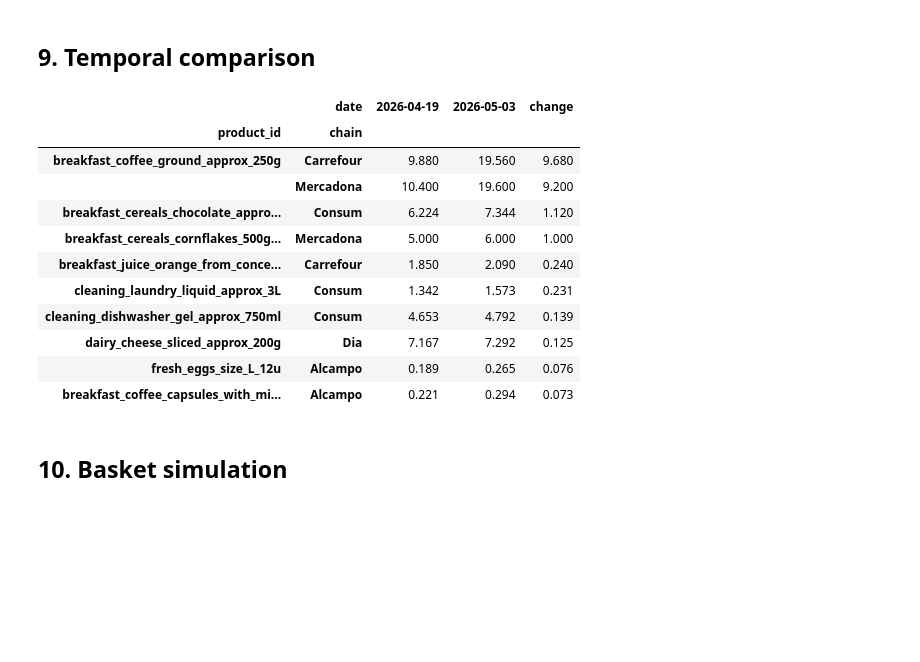
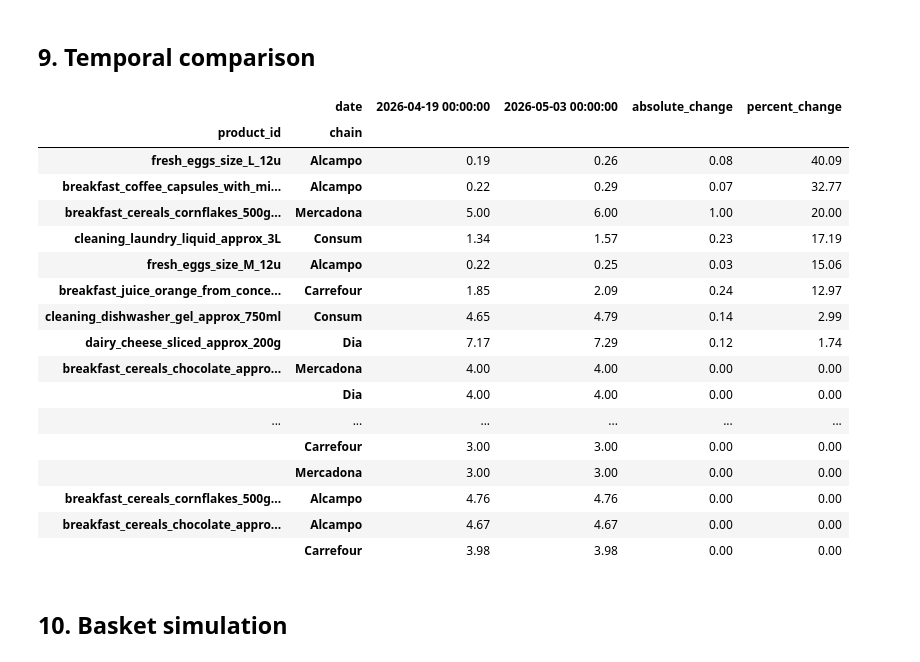
Before and after one commit to gabrielajamhour/Supermarket-Pricing-Dashboard, a Jupyter notebook: analysis.ipynb, the cells around one changed output. Cells and saved outputs as stored; diff of their text form; code cells hidden in the pictures; blank space fills up the shorter version.

Commit message:
Update analysis notebook

```diff
--- a/initial-analysis.ipynb
+++ b/analysis.ipynb
@@ -226,33 +301,51 @@ else:
 # %% [markdown]
 ## 9. Temporal comparison
 # %%
-# Compare prices per unit between dates
+temporal_df = analysis_df.copy()
+temporal_df["date"] = pd.to_datetime(temporal_df["date"])
 
-if "date" in df.columns:
+pivot_time = temporal_df.pivot_table(
+    index=["product_id", "chain"],
+    columns="date",
+    values="price_per_unit"
+)
 
-    pivot_time = df.pivot_table(
-        index=["product_id", "chain"],
-        columns="date",
-        values="price_per_unit"
+if pivot_time.shape[1] >= 2:
+    first_date = pivot_time.columns.min()
+    second_date = pivot_time.columns.max()
+
+    pivot_time["absolute_change"] = pivot_time[second_date] - pivot_time[first_date]
+    pivot_time["percent_change"] = (
+        pivot_time["absolute_change"] / pivot_time[first_date] * 100
     )
 
-    df["date"] = pd.to_datetime(df["date"]).dt.strftime("%Y-%m-%d")
-    pivot_time["change"] = pivot_time.iloc[:, -1] - pivot_time.iloc[:, 0]
-
-    display(pivot_time.sort_values("change", ascending=False).head(10).round(3))
+    display(
+        pivot_time
+        .sort_values("percent_change", ascending=False)
+        .round(2)
+        .head(20)
+    )
+else:
+    print("Temporal comparison requires at least two dates.")
 # %% [output]
-|  | date | 2026-04-19 | 2026-05-03 | change |
-| product_id | chain |  |  |  |
-| breakfast_coffee_ground_approx_250g | Carrefour | 9.880 | 19.560 | 9.680 |
-|  | Mercadona | 10.400 | 19.600 | 9.200 |
-| breakfast_cereals_chocolate_appro... | Consum | 6.224 | 7.344 | 1.120 |
-| breakfast_cereals_cornflakes_500g... | Mercadona | 5.000 | 6.000 | 1.000 |
-| breakfast_juice_orange_from_conce... | Carrefour | 1.850 | 2.090 | 0.240 |
-| cleaning_laundry_liquid_approx_3L | Consum | 1.342 | 1.573 | 0.231 |
-| cleaning_dishwasher_gel_approx_750ml | Consum | 4.653 | 4.792 | 0.139 |
-| dairy_cheese_sliced_approx_200g | Dia | 7.167 | 7.292 | 0.125 |
-| fresh_eggs_size_L_12u | Alcampo | 0.189 | 0.265 | 0.076 |
-| breakfast_coffee_capsules_with_mi... | Alcampo | 0.221 | 0.294 | 0.073 |
+|  | date | 2026-04-19 00:00:00 | 2026-05-03 00:00:00 | absolute_change | percent_change |
+| product_id | chain |  |  |  |  |
+| fresh_eggs_size_L_12u | Alcampo | 0.19 | 0.26 | 0.08 | 40.09 |
+| breakfast_coffee_capsules_with_mi... | Alcampo | 0.22 | 0.29 | 0.07 | 32.77 |
+| breakfast_cereals_cornflakes_500g... | Mercadona | 5.00 | 6.00 | 1.00 | 20.00 |
+| cleaning_laundry_liquid_approx_3L | Consum | 1.34 | 1.57 | 0.23 | 17.19 |
+| fresh_eggs_size_M_12u | Alcampo | 0.22 | 0.25 | 0.03 | 15.06 |
+| breakfast_juice_orange_from_conce... | Carrefour | 1.85 | 2.09 | 0.24 | 12.97 |
+| cleaning_dishwasher_gel_approx_750ml | Consum | 4.65 | 4.79 | 0.14 | 2.99 |
+| dairy_cheese_sliced_approx_200g | Dia | 7.17 | 7.29 | 0.12 | 1.74 |
+| breakfast_cereals_chocolate_appro... | Mercadona | 4.00 | 4.00 | 0.00 | 0.00 |
+|  | Dia | 4.00 | 4.00 | 0.00 | 0.00 |
+| ... | ... | ... | ... | ... | ... |
+|  | Carrefour | 3.00 | 3.00 | 0.00 | 0.00 |
+|  | Mercadona | 3.00 | 3.00 | 0.00 | 0.00 |
+| breakfast_cereals_cornflakes_500g... | Alcampo | 4.76 | 4.76 | 0.00 | 0.00 |
+| breakfast_cereals_chocolate_appro... | Alcampo | 4.67 | 4.67 | 0.00 | 0.00 |
+|  | Carrefour | 3.98 | 3.98 | 0.00 | 0.00 |
 # %% [markdown]
 ## 10. Basket simulation
 # %%
```
Also changed, not shown: parts of 7 cells of this notebook.
